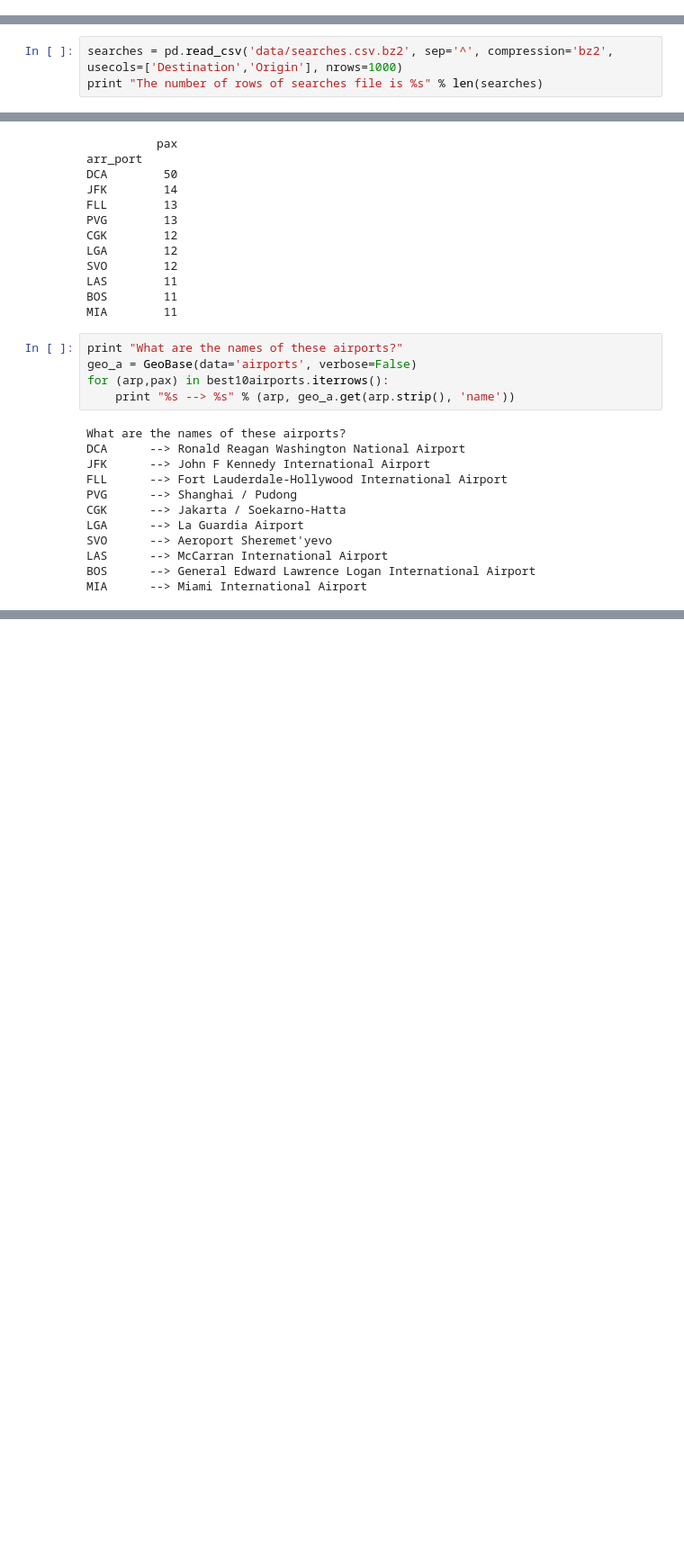
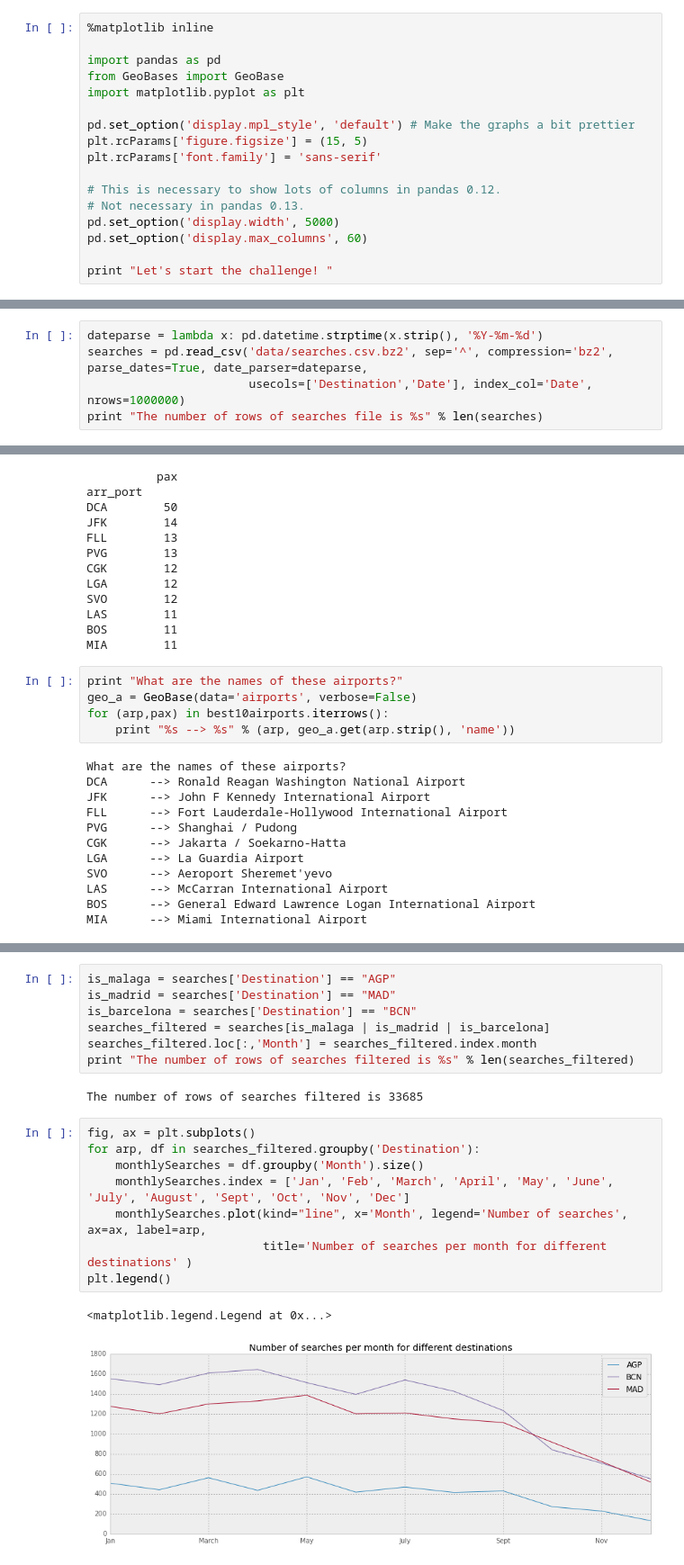
Before and after one commit to flapouille/amadeusHLA, a Jupyter notebook: Amadeus_HLA.ipynb, the cells around one changed output, grey strips where cells are left out. Shown at 90% size. Cells and saved outputs as stored; diff of their text form; blank space fills up the shorter version.

```diff
--- a/Amadeus_HLA.ipynb
+++ b/Amadeus_HLA.ipynb
@@ -7,0 +1,17 @@ Let's start the challenge!
+# %%
+%matplotlib inline
+
+import pandas as pd
+from GeoBases import GeoBase
+import matplotlib.pyplot as plt
+
+pd.set_option('display.mpl_style', 'default') # Make the graphs a bit prettier
+plt.rcParams['figure.figsize'] = (15, 5)
+plt.rcParams['font.family'] = 'sans-serif'
+
+# This is necessary to show lots of columns in pandas 0.12.
+# Not necessary in pandas 0.13.
+pd.set_option('display.width', 5000)
+pd.set_option('display.max_columns', 60)
+
+print "Let's start the challenge! "
@@ -11,6 +23,8 @@ print "The number of rows of bookings file is %s" % len(bookings)
 # %% [output]
 The number of rows of bookings file is 1000
 # %%
-searches = pd.read_csv('data/searches.csv.bz2', sep='^', compression='bz2', usecols=['Destination','Origin'], nrows=1000)
+dateparse = lambda x: pd.datetime.strptime(x.strip(), '%Y-%m-%d')
+searches = pd.read_csv('data/searches.csv.bz2', sep='^', compression='bz2', parse_dates=True, date_parser=dateparse,
+                       usecols=['Destination','Date'], index_col='Date', nrows=1000000)
 print "The number of rows of searches file is %s" % len(searches)
 # %% [output]
@@ -50,0 +73,20 @@ MIA      --> Miami International Airport
+# %%
+is_malaga = searches['Destination'] == "AGP"
+is_madrid = searches['Destination'] == "MAD"
+is_barcelona = searches['Destination'] == "BCN"
+searches_filtered = searches[is_malaga | is_madrid | is_barcelona]
+searches_filtered.loc[:,'Month'] = searches_filtered.index.month
+print "The number of rows of searches filtered is %s" % len(searches_filtered)
+# %% [output]
+The number of rows of searches filtered is 33685
+# %%
+fig, ax = plt.subplots()
+for arp, df in searches_filtered.groupby('Destination'):
+    monthlySearches = df.groupby('Month').size()
+    monthlySearches.index = ['Jan', 'Feb', 'March', 'April', 'May', 'June', 'July', 'August', 'Sept', 'Oct', 'Nov', 'Dec']
+    monthlySearches.plot(kind="line", x='Month', legend='Number of searches', ax=ax, label=arp,
+                         title='Number of searches per month for different destinations' )
+plt.legend()
+# %% [output]
+<matplotlib.legend.Legend at 0x...>
+[figure, added]
```
Also changed, not shown: parts of 4 cells of this notebook.
